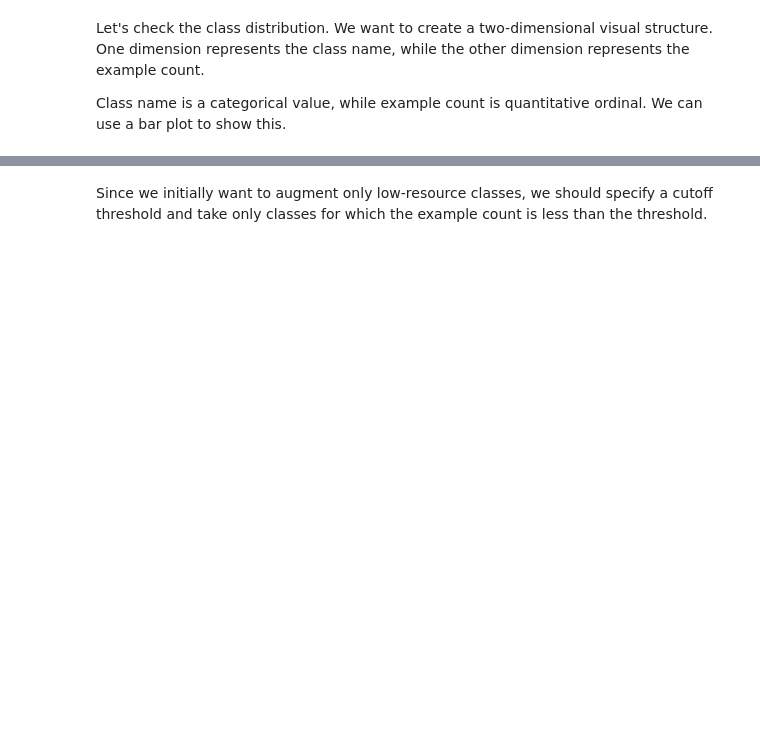
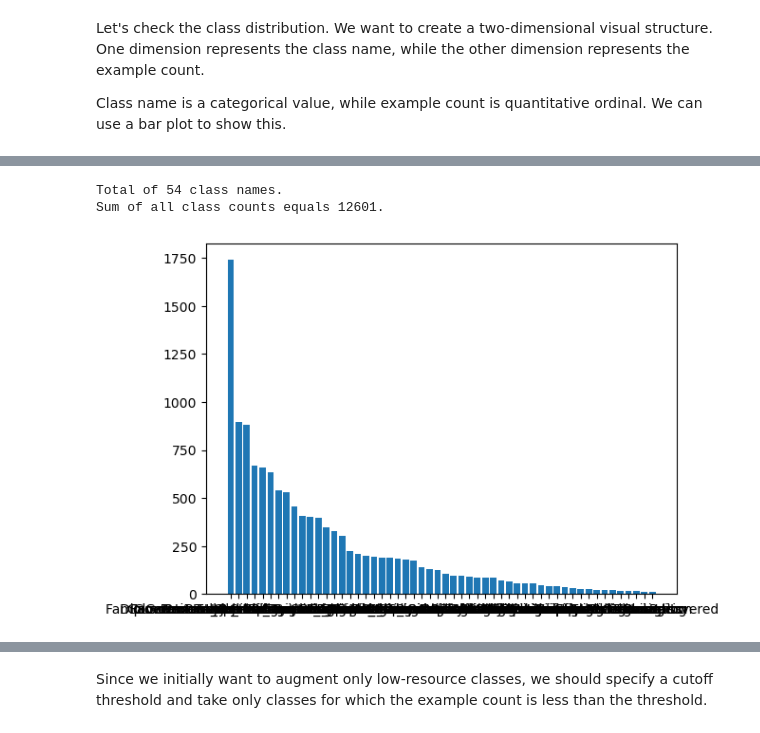
Before and after one commit to jankovidakovic/cross_lingual_data_augmentation, a Jupyter notebook: notebooks/0.3-jvidakovic-wiki_news_split.ipynb, the cells around one changed output, grey strips where cells are left out. Drawn from its saved outputs; the diff is of its cells as text; code cells hidden in the pictures; blank space fills up the shorter version.

```diff
--- a/notebooks/0.3-jvidakovic-wiki_news_split.ipynb
+++ b/notebooks/0.3-jvidakovic-wiki_news_split.ipynb
@@ -64,0 +49,6 @@ Sum of all class counts equals 17559.
+# %%
+plot_class_distribution(df_news)
+# %% [output]
+Total of 54 class names.
+Sum of all class counts equals 12601.
+[figure, added]
```
Also changed, not shown: parts of 11 cells of this notebook, 2 other files.
